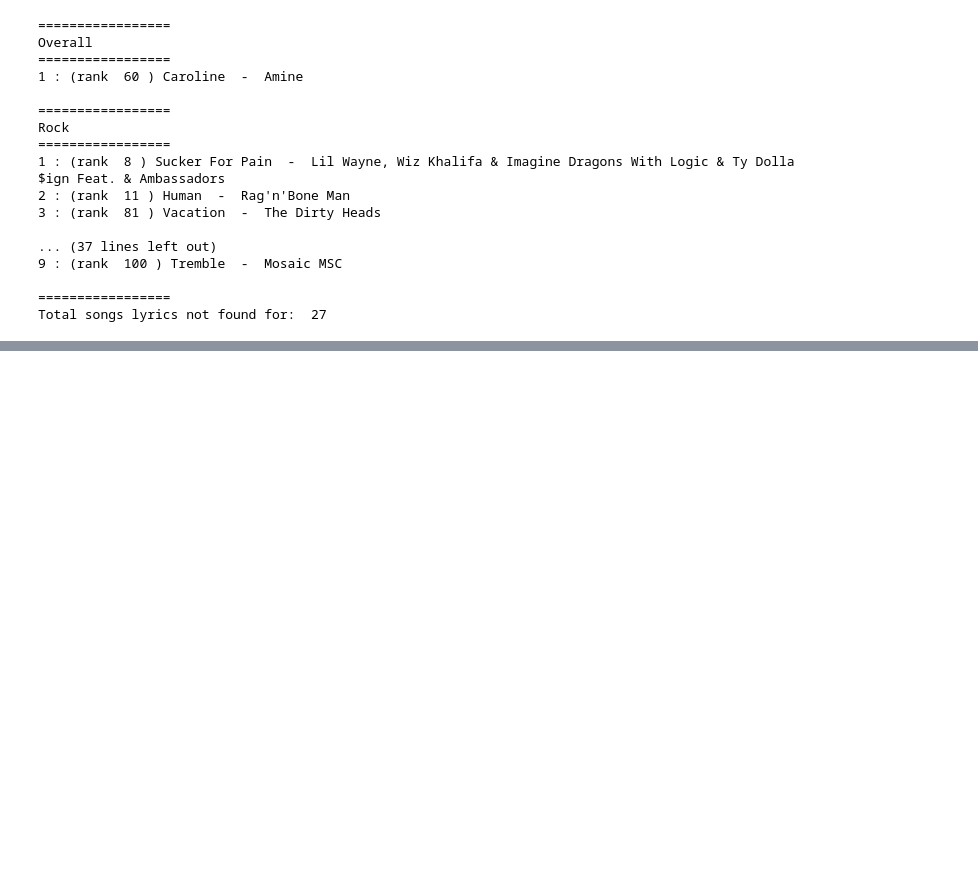
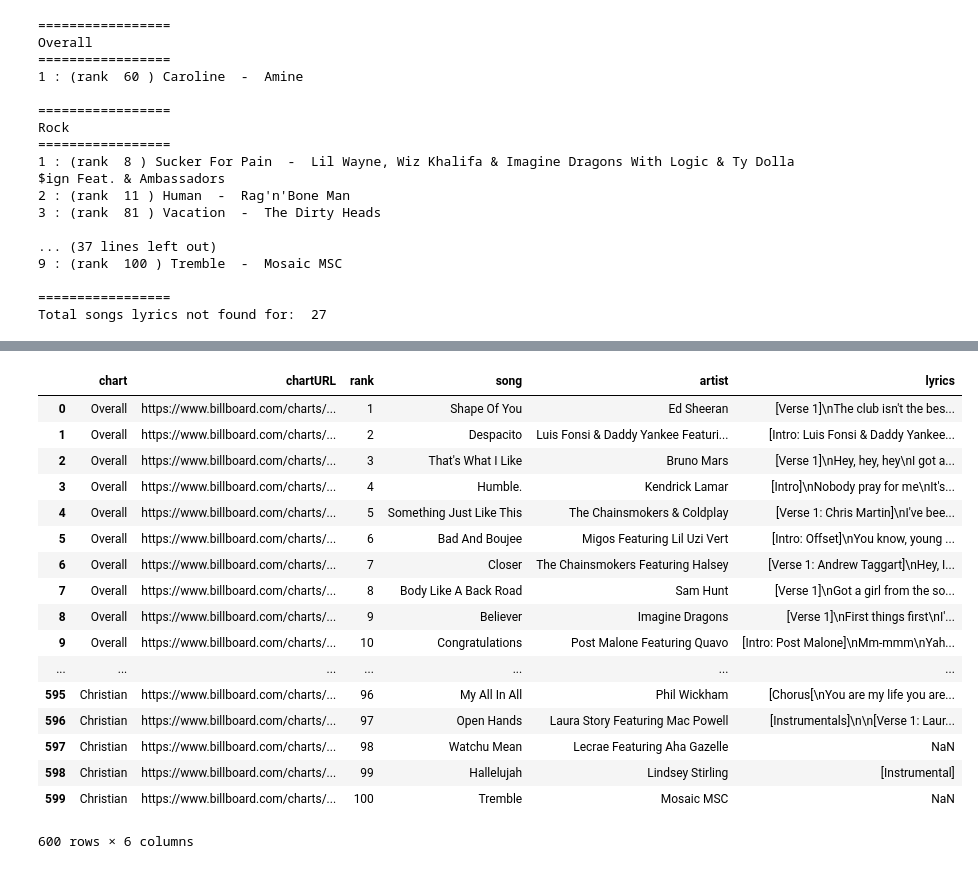
Before and after one commit to MarkMacArdle/music_by_genre_analysis, a Jupyter notebook: charts_and_lyrics_scraping.ipynb, the cells around one changed output, grey strips where cells are left out. Drawn from its saved outputs; the diff is of its cells as text; code cells hidden in the pictures; blank space fills up the shorter version.

Commit message:
Save data in csv table instead of json

```diff
--- a/charts_and_lyrics_scraping.ipynb
+++ b/charts_and_lyrics_scraping.ipynb
@@ -114,7 +118,8 @@ def getChartEntries(url):
 
     return chart
 # %%
-x = GetChartEntries(charts[0]['url'])
+#look at what songs are in the first chart
+x = getChartEntries(charts[0]['url'])
 for i in x:
     print(i)
 # %% [output]
@@ -139,7 +144,7 @@ for i in x:
 Now get entries for all charts
 # %%
 for chart in charts:
-    chart['entries'] = GetChartEntries(chart['url'])
+    chart['entries'] = getChartEntries(chart['url'])
 # %% [markdown]
 Check content is all there
 # %%
@@ -302,0 +309,50 @@ with open('charts_and_lyrics.json', 'w') as f:
+# %%
+chartsDf = None
+for chart in charts:
+    tempDf = pd.DataFrame.from_dict(chart['entries'])
+    tempDf['chart'] = chart['name']
+    tempDf['chartURL'] = chart['url']
+
+    if chartsDf is None:
+        chartsDf = tempDf
+    else:
+        chartsDf = pd.concat([chartsDf, tempDf])
+
+#resetting index as is currently 0-99 repeating 6 times
+#after reset will just be 0-599
+chartsDf.reset_index(inplace=True, drop=True)
+# %%
+#tidy up table
+
+#reorder columns
+chartsDf = chartsDf[['chart',
+                     'chartURL',
+                     'rank',
+                     'song',
+                     'artist',
+                     'lyrics']]
+
+#value for missing lyrics is currently False, change to
+#np.nan as it's a more common value for missing measures
+chartsDf.lyrics = chartsDf.lyrics.apply(lambda x: x if x else np.nan)
+
+chartsDf
+# %% [output]
+|  | chart | chartURL | rank | song | artist | lyrics |
+| 0 | Overall | https://www.billboard.com/charts/... | 1 | Shape Of You | Ed Sheeran | [Verse 1]\nThe club isn't the bes... |
+| 1 | Overall | https://www.billboard.com/charts/... | 2 | Despacito | Luis Fonsi & Daddy Yankee Featuri... | [Intro: Luis Fonsi & Daddy Yankee... |
+| 2 | Overall | https://www.billboard.com/charts/... | 3 | That's What I Like | Bruno Mars | [Verse 1]\nHey, hey, hey\nI got a... |
+| 3 | Overall | https://www.billboard.com/charts/... | 4 | Humble. | Kendrick Lamar | [Intro]\nNobody pray for me\nIt's... |
+| 4 | Overall | https://www.billboard.com/charts/... | 5 | Something Just Like This | The Chainsmokers & Coldplay | [Verse 1: Chris Martin]\nI've bee... |
+| 5 | Overall | https://www.billboard.com/charts/... | 6 | Bad And Boujee | Migos Featuring Lil Uzi Vert | [Intro: Offset]\nYou know, young ... |
+| 6 | Overall | https://www.billboard.com/charts/... | 7 | Closer | The Chainsmokers Featuring Halsey | [Verse 1: Andrew Taggart]\nHey, I... |
+| 7 | Overall | https://www.billboard.com/charts/... | 8 | Body Like A Back Road | Sam Hunt | [Verse 1]\nGot a girl from the so... |
+| 8 | Overall | https://www.billboard.com/charts/... | 9 | Believer | Imagine Dragons | [Verse 1]\nFirst things first\nI'... |
+| 9 | Overall | https://www.billboard.com/charts/... | 10 | Congratulations | Post Malone Featuring Quavo | [Intro: Post Malone]\nMm-mmm\nYah... |
+| ... | ... | ... | ... | ... | ... | ... |
+| 595 | Christian | https://www.billboard.com/charts/... | 96 | My All In All | Phil Wickham | [Chorus[\nYou are my life you are... |
+| 596 | Christian | https://www.billboard.com/charts/... | 97 | Open Hands | Laura Story Featuring Mac Powell | [Instrumentals]\n\n[Verse 1: Laur... |
+| 597 | Christian | https://www.billboard.com/charts/... | 98 | Watchu Mean | Lecrae Featuring Aha Gazelle | NaN |
+| 598 | Christian | https://www.billboard.com/charts/... | 99 | Hallelujah | Lindsey Stirling | [Instrumental] |
+| 599 | Christian | https://www.billboard.com/charts/... | 100 | Tremble | Mosaic MSC | NaN |
+600 rows × 6 columns
```
Also changed, not shown: parts of 6 cells of this notebook, 1 other file.
